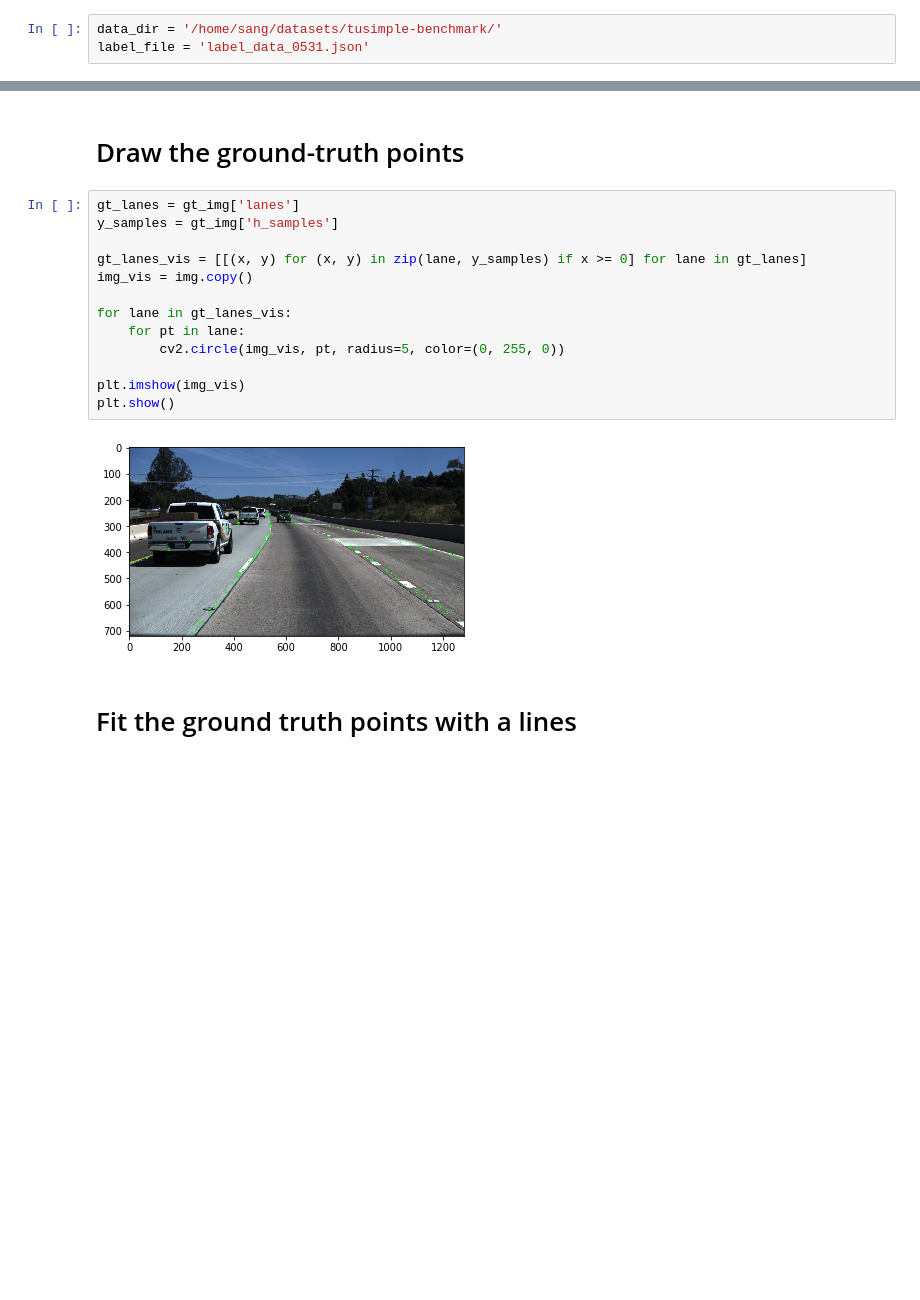
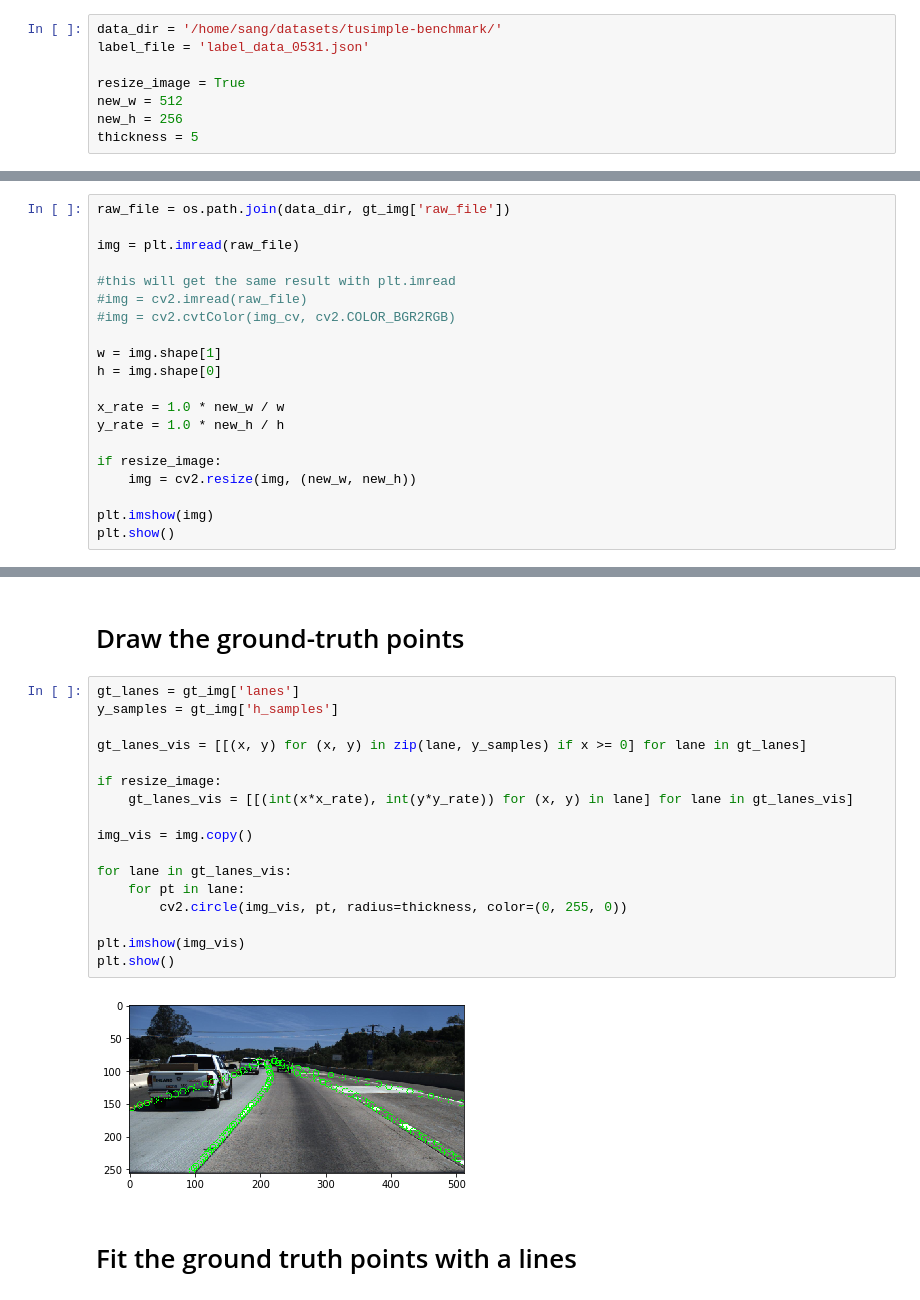
Before and after one commit to WeixinGithubJiang/lanenet, a Jupyter notebook: notebooks/view_gt.ipynb, the cells around one changed output, grey strips where cells are left out. Saved outputs shown, nothing was run; the diff lists cells and outputs as text; blank space fills up the shorter version.

```diff
--- a/notebooks/view_gt.ipynb
+++ b/notebooks/view_gt.ipynb
@@ -11,6 +11,11 @@ import matplotlib.pyplot as plt
 # %%
 data_dir = '/home/sang/datasets/tusimple-benchmark/'
 label_file = 'label_data_0531.json'
+
+resize_image = True
+new_w = 512
+new_h = 256
+thickness = 5
 # %% [markdown]
 # Loading data and select the first image in the label list to visualize
 # %%
@@ -30,0 +29,20 @@ plt.show()
+# %%
+raw_file = os.path.join(data_dir, gt_img['raw_file'])
+
+img = plt.imread(raw_file)
+
+#this will get the same result with plt.imread
+#img = cv2.imread(raw_file)
+#img = cv2.cvtColor(img_cv, cv2.COLOR_BGR2RGB)
+
+w = img.shape[1]
+h = img.shape[0]
+
+x_rate = 1.0 * new_w / w
+y_rate = 1.0 * new_h / h
+
+if resize_image:
+    img = cv2.resize(img, (new_w, new_h))
+
+plt.imshow(img)
+plt.show()
@@ -33,18 +53,22 @@ plt.show()
 # %%
 gt_lanes = gt_img['lanes']
 y_samples = gt_img['h_samples']
 
 gt_lanes_vis = [[(x, y) for (x, y) in zip(lane, y_samples) if x >= 0] for lane in gt_lanes]
+
+if resize_image:
+    gt_lanes_vis = [[(int(x*x_rate), int(y*y_rate)) for (x, y) in lane] for lane in gt_lanes_vis]
+
 img_vis = img.copy()
 
 for lane in gt_lanes_vis:
     for pt in lane:
-        cv2.circle(img_vis, pt, radius=5, color=(0, 255, 0))
+        cv2.circle(img_vis, pt, radius=thickness, color=(0, 255, 0))
 
 plt.imshow(img_vis)
 plt.show()
 # %% [output]
-[figure, old version]
+[figure, new version]
 # %% [markdown]
 # Fit the ground truth points with a lines
 # %%
```
Also changed, not shown: parts of 7 cells of this notebook, 9 other files.
